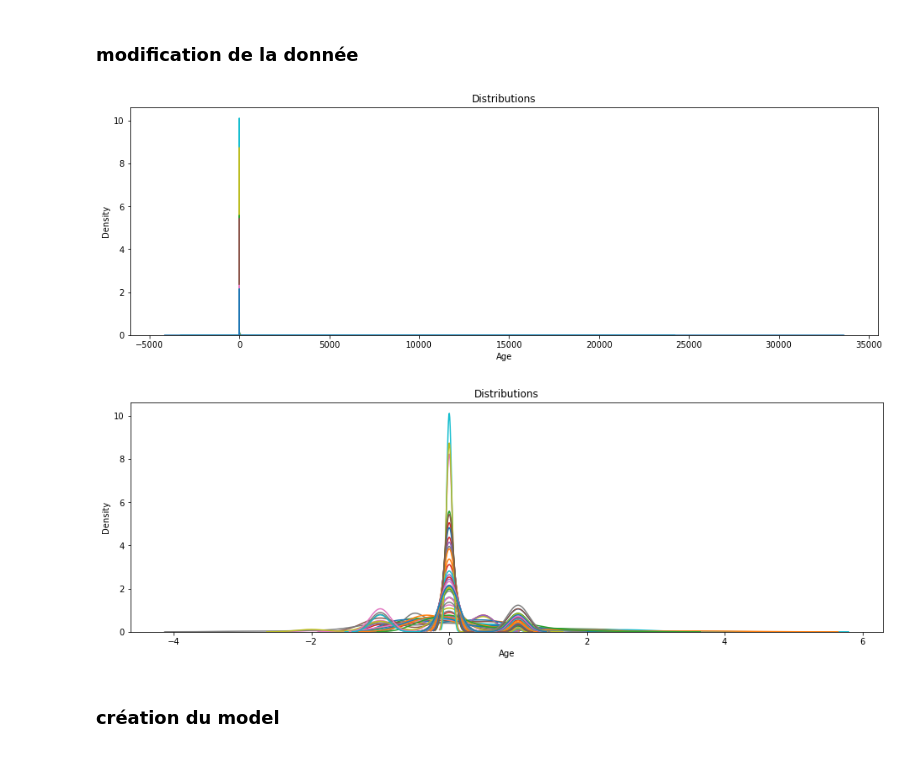
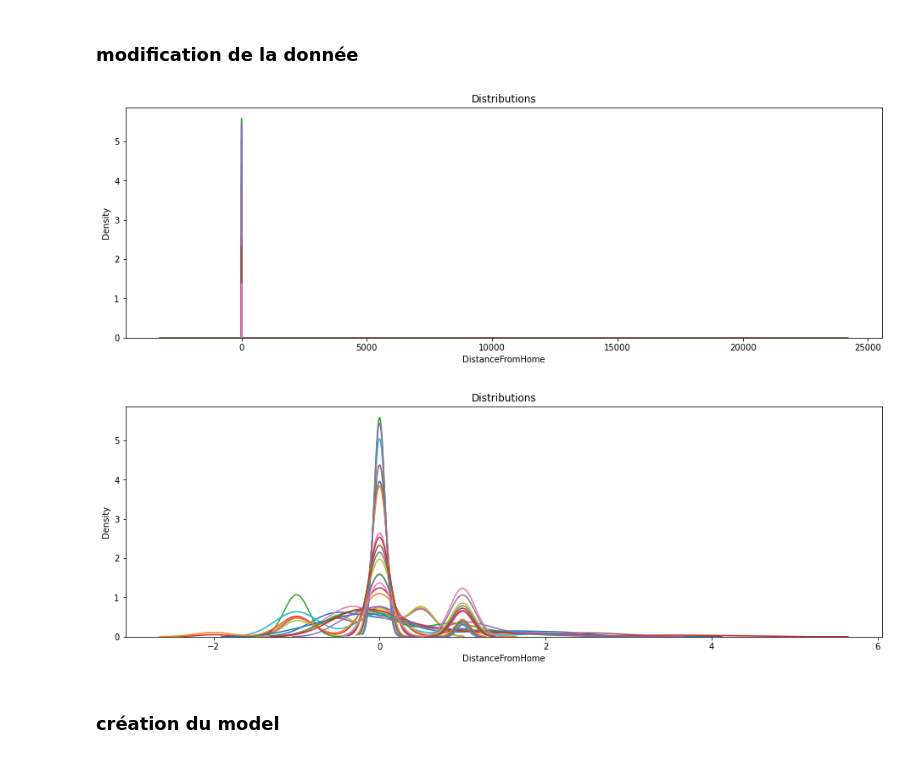
Before and after one commit to MrRachidK/Brief-10-Employees-Turnover, a Jupyter notebook: notebook/Final.ipynb, the cells around one changed output. Saved outputs shown, nothing was run; the diff lists cells and outputs as text; code cells hidden in the pictures.

```diff
--- a/notebook/Final.ipynb
+++ b/notebook/Final.ipynb
@@ -31,0 +15,6 @@ cat_col
+# %%
+attrition_train["OverTime"] = attrition_train["OverTime"].map(dict(Yes=1, No=0))
+attrition_train["OverTime"].astype('int64')
+
+attrition_train["Gender"] = attrition_train["Gender"].map(dict(Male=1, Female=0))
+attrition_train["Gender"].astype('int64')
@@ -31,0 +34,6 @@ cat_col
+# %%
+attrition_pred["OverTime"] = attrition_pred["OverTime"].map(dict(Yes=1, No=0))
+attrition_pred["OverTime"].astype('int64')
+
+attrition_pred["Gender"] = attrition_pred["Gender"].map(dict(Male=1, Female=0))
+attrition_pred["Gender"].astype('int64')
@@ -32,5 +53,5 @@ cat_col
 # %%
-cat_vars = ['BusinessTravel', 'Department', 'EducationField', 'Gender', 'JobRole', 'MaritalStatus', 'OverTime']
+cat_vars = ['BusinessTravel', 'Department', 'EducationField', 'JobRole', 'MaritalStatus']
 
 for var in cat_vars:
     cat_list = 'var'+'_'+var
@@ -54,3 +75,15 @@ data_pred_columns_list = attrition_pred.columns
+# %%
+data_pred_columns_list =['DistanceFromHome', 'EnvironmentSatisfaction', 'Gender',
+       'JobInvolvement', 'JobSatisfaction', 'MonthlyIncome',
+       'NumCompaniesWorked', 'OverTime', 'RelationshipSatisfaction',
+       'StockOptionLevel', 'TotalWorkingYears', 'WorkLifeBalance',
+       'YearsInCurrentRole', 'YearsSinceLastPromotion', 'YearsWithCurrManager',
+       'BusinessTravel_Non-Travel', 'BusinessTravel_Travel_Frequently',
+       'EducationField_Life Sciences', 'EducationField_Medical',
+       'EducationField_Other', 'JobRole_Healthcare Representative',
+       'JobRole_Manufacturing Director', 'JobRole_Research Director',
+       'JobRole_Research Scientist', 'JobRole_Sales Representative',
+       'MaritalStatus_Divorced', 'MaritalStatus_Married']
 # %% [markdown]
 ### modification de la donnée
 # %%
@@ -60,25 +93,25 @@ for col in data_pred_columns_list:
     sns.kdeplot(attrition_pred[col], ax=a)
 plt.show()
 # %% [output]
-[figure, old version]
+[figure, new version]
 # %%
 from sklearn.preprocessing import StandardScaler,MaxAbsScaler, MinMaxScaler,RobustScaler
 
 # scaler = MaxAbsScaler()
 # scaler = MinMaxScaler()
 # scaler = StandardScaler()
 scaler = RobustScaler()
 
-scaled_df = scaler.fit_transform(attrition_pred)
+scaled_df = scaler.fit_transform(attrition_pred[data_pred_columns_list])
 scaled_df = pd.DataFrame(scaled_df, columns=data_pred_columns_list)
 
 fig, a = plt.subplots(ncols=1, figsize=(16, 5))
 a.set_title("Distributions")
 for col in scaled_df.columns:
     sns.kdeplot(scaled_df[col], ax=a)
 plt.show()
 # %% [output]
-[figure, old version]
+[figure, new version]
 # %%
 attrition_pred = scaled_df
 # %% [markdown]
```
Also changed, not shown: parts of 8 cells of this notebook, 1 other file.
